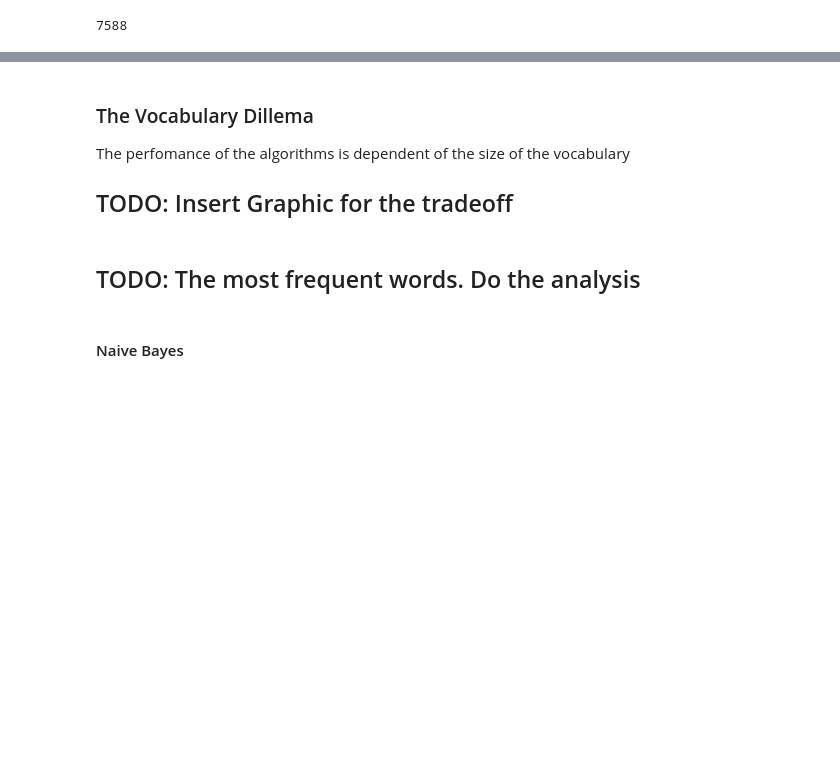
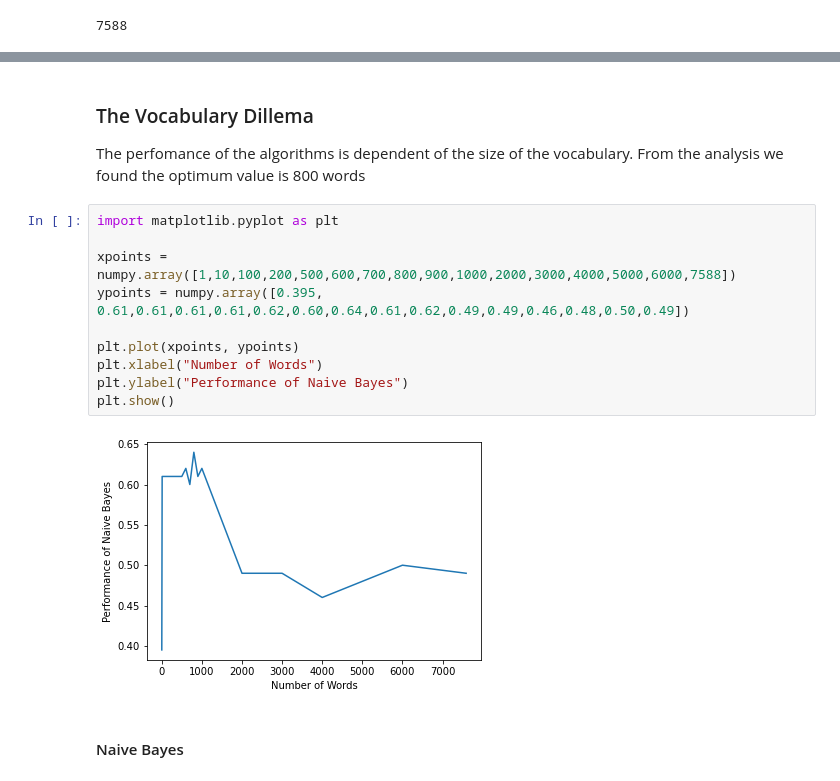
Before and after one commit to arubenruben/IART-Irony-Detection-In-English-Tweets, a Jupyter notebook: src/Irony Detection in English Tweets.ipynb, the cells around one changed output, grey strips where cells are left out. Saved outputs shown, nothing was run; the diff lists cells and outputs as text; blank space fills up the shorter version.

```diff
--- a/src/Irony Detection in English Tweets.ipynb
+++ b/src/Irony Detection in English Tweets.ipynb
@@ -397,12 +408,19 @@ print(len(_dummy_vectorizer.vocabulary_))
 # %% [markdown]
 ### The  Vocabulary Dillema
 
-The perfomance of the algorithms is dependent of the size of the vocabulary
-
-
-## TODO: Insert Graphic for the tradeoff
+The perfomance of the algorithms is dependent of the size of the vocabulary. From the analysis we found the optimum value is 800 words
-# %% [markdown]
-## TODO: The most frequent words. Do the analysis
+# %%
+import matplotlib.pyplot as plt
+
+xpoints = numpy.array([1,10,100,200,500,600,700,800,900,1000,2000,3000,4000,5000,6000,7588])
+ypoints = numpy.array([0.395, 0.61,0.61,0.61,0.61,0.62,0.60,0.64,0.61,0.62,0.49,0.49,0.46,0.48,0.50,0.49])
+
+plt.plot(xpoints, ypoints)
+plt.xlabel("Number of Words")
+plt.ylabel("Performance of Naive Bayes")
+plt.show()
+# %% [output]
+[figure, added]
 # %% [markdown]
 #### Naive Bayes
 # %%
```
Also changed, not shown: parts of 7 cells of this notebook, 5 other files.
